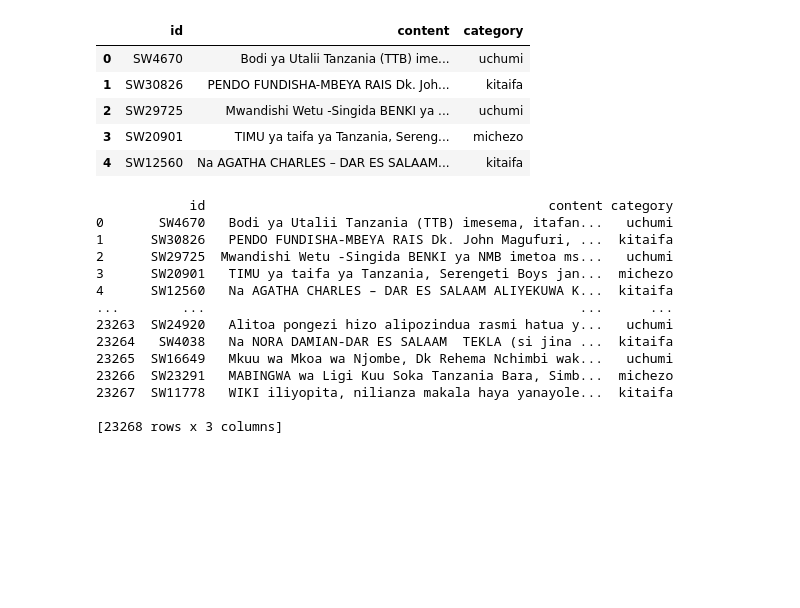
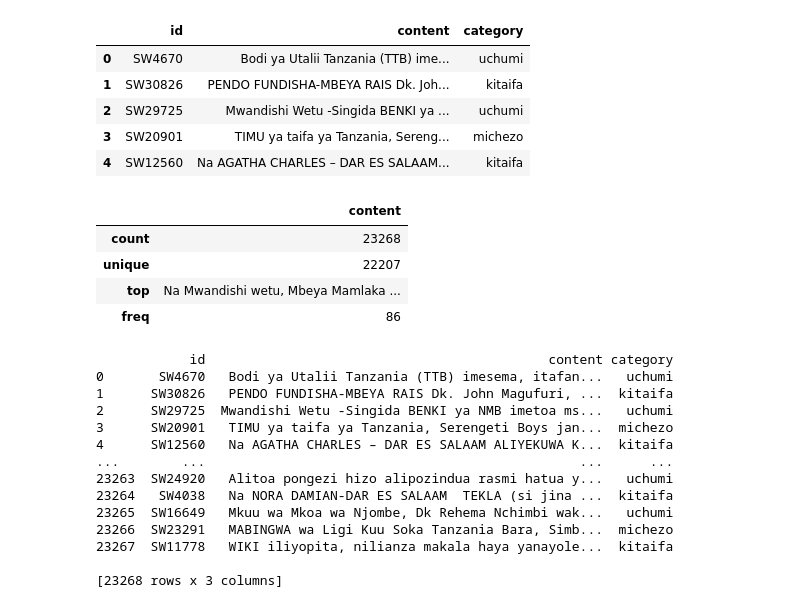
Before and after one commit to rdkdaniel/Swahili-Dataset-Augmentation, a Jupyter notebook: Complete_The_Swahili_Augmentation.ipynb, the cells around one changed output. Cells and saved outputs as stored; diff of their text form; code cells hidden in the pictures; blank space fills up the shorter version.

```diff
--- a/Complete_The_Swahili_Augmentation.ipynb
+++ b/Complete_The_Swahili_Augmentation.ipynb
@@ -68,6 +68,14 @@ text.head()
 | 2 | SW29725 | Mwandishi Wetu -Singida BENKI ya ... | uchumi |
 | 3 | SW20901 | TIMU ya taifa ya Tanzania, Sereng... | michezo |
 | 4 | SW12560 | Na AGATHA CHARLES – DAR ES SALAAM... | kitaifa |
+# %%
+text.describe()
+# %% [output]
+|  | content |
+| count | 23268 |
+| unique | 22207 |
+| top | Na Mwandishi wetu, Mbeya Mamlaka ... |
+| freq | 86 |
 # %%
 def swap_word(new_words):
 
```
Also changed, not shown: parts of 2 cells of this notebook.
